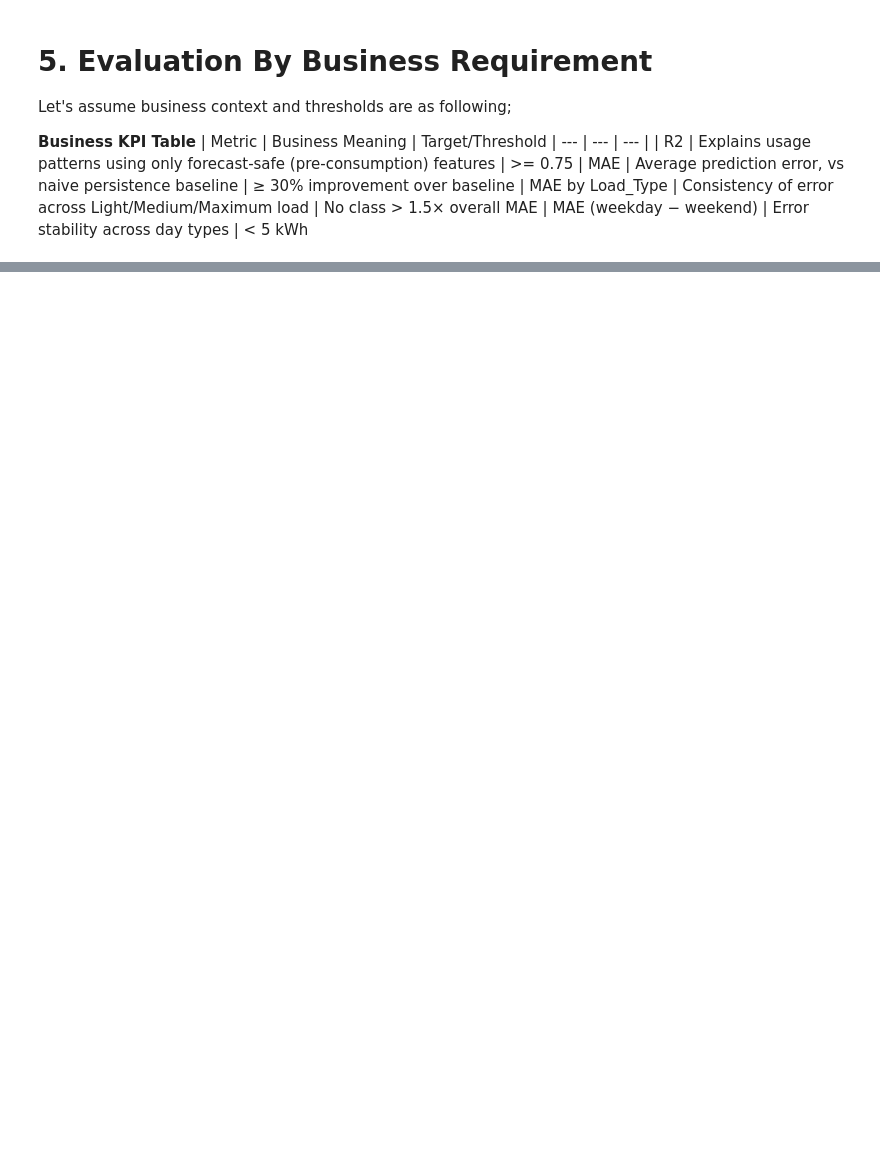
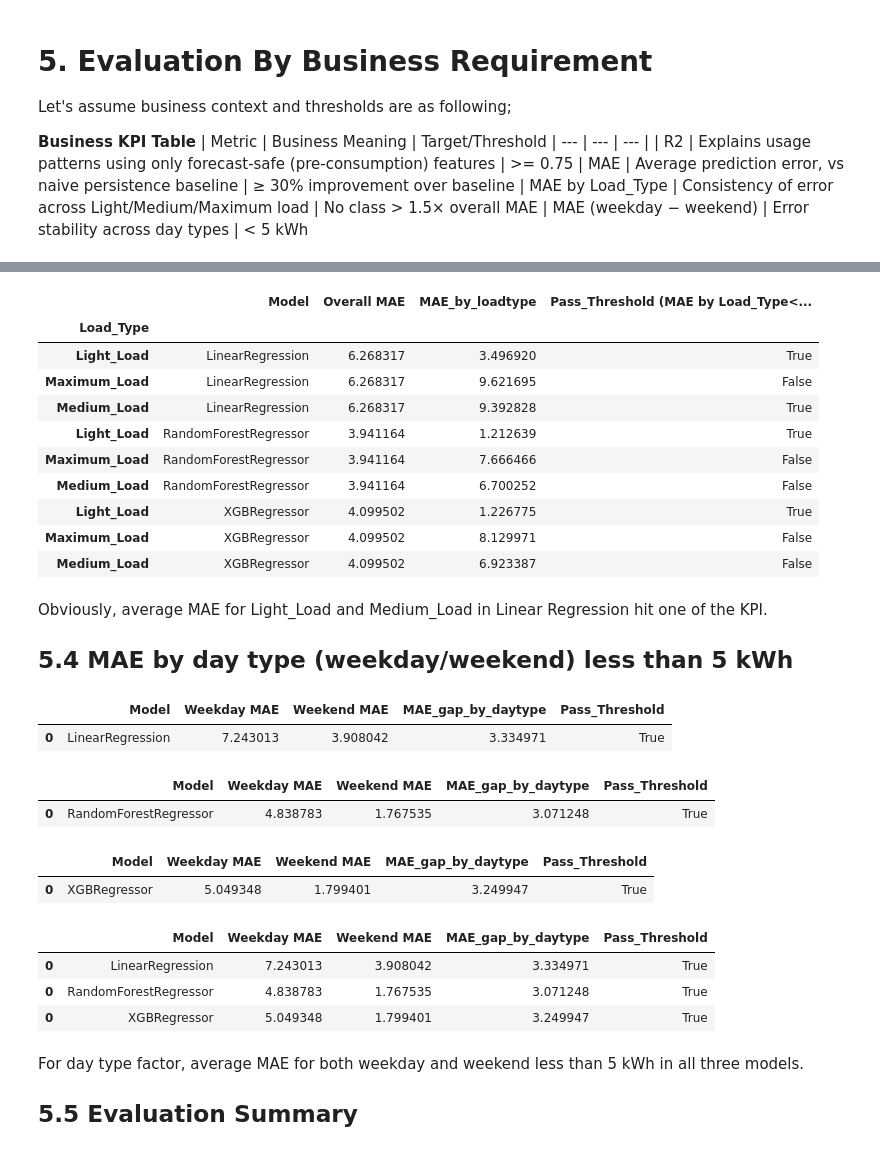
Before and after one commit to OctaviaMay/Steel-Industry-Energy-Consumption, a Jupyter notebook: notebooks/03_modeling.ipynb, the cells around one changed output, grey strips where cells are left out. Drawn from its saved outputs; the diff is of its cells as text; code cells hidden in the pictures; blank space fills up the shorter version.

```diff
--- a/notebooks/03_modeling.ipynb
+++ b/notebooks/03_modeling.ipynb
@@ -392,0 +320,6 @@ best_r2
+# %%
+# Finding model with MAE by Load_Type not more than 1.5 times of overall MAE
+overall_mae_threshold = 1.5
+
+df_mae_loadtype_linear = get_mae_by_loadtype(models[0],y_pred_linear,df_test,target,overall_mae_threshold)
+df_mae_loadtype_linear
@@ -392,0 +332,3 @@ best_r2
+# %%
+df_mae_loadtype_rdf = get_mae_by_loadtype(models[1],y_pred_rdf,df_test,target,overall_mae_threshold)
+df_mae_loadtype_rdf
@@ -392,0 +341,3 @@ best_r2
+# %%
+df_mae_loadtype_xgb = get_mae_by_loadtype(models[2],y_pred_xgb,df_test,target,overall_mae_threshold)
+df_mae_loadtype_xgb
@@ -392,0 +350,50 @@ best_r2
+# %%
+df_model_mae_loadtype = pd.concat([df_mae_loadtype_linear,df_mae_loadtype_rdf,df_mae_loadtype_xgb])
+df_model_mae_loadtype
+# %% [output]
+|  | Model | Overall MAE | MAE_by_loadtype | Pass_Threshold (MAE by Load_Type<... |
+| Load_Type |  |  |  |  |
+| Light_Load | LinearRegression | 6.268317 | 3.496920 | True |
+| Maximum_Load | LinearRegression | 6.268317 | 9.621695 | False |
+| Medium_Load | LinearRegression | 6.268317 | 9.392828 | True |
+| Light_Load | RandomForestRegressor | 3.941164 | 1.212639 | True |
+| Maximum_Load | RandomForestRegressor | 3.941164 | 7.666466 | False |
+| Medium_Load | RandomForestRegressor | 3.941164 | 6.700252 | False |
+| Light_Load | XGBRegressor | 4.099502 | 1.226775 | True |
+| Maximum_Load | XGBRegressor | 4.099502 | 8.129971 | False |
+| Medium_Load | XGBRegressor | 4.099502 | 6.923387 | False |
+# %% [markdown]
+Obviously, average MAE for Light_Load and Medium_Load in Linear Regression hit one of the KPI.
+
+## 5.4 MAE by day type (weekday/weekend) less than 5 kWh
+# %%
+usage_threshold = 5
+df_wk_linear = get_mae_by_daytype(models[0],y_pred_linear,df_test,target,usage_threshold)
+df_wk_linear
+# %% [output]
+|  | Model | Weekday MAE | Weekend MAE | MAE_gap_by_daytype | Pass_Threshold |
+| 0 | LinearRegression | 7.243013 | 3.908042 | 3.334971 | True |
+# %%
+df_wk_rdf = get_mae_by_daytype(models[1],y_pred_rdf,df_test,target,usage_threshold)
+df_wk_rdf
+# %% [output]
+|  | Model | Weekday MAE | Weekend MAE | MAE_gap_by_daytype | Pass_Threshold |
+| 0 | RandomForestRegressor | 4.838783 | 1.767535 | 3.071248 | True |
+# %%
+df_wk_xgb = get_mae_by_daytype(models[2],y_pred_xgb,df_test,target,usage_threshold)
+df_wk_xgb
+# %% [output]
+|  | Model | Weekday MAE | Weekend MAE | MAE_gap_by_daytype | Pass_Threshold |
+| 0 | XGBRegressor | 5.049348 | 1.799401 | 3.249947 | True |
+# %%
+df_model_wk =  pd.concat([df_wk_linear, df_wk_rdf, df_wk_xgb])
+df_model_wk
+# %% [output]
+|  | Model | Weekday MAE | Weekend MAE | MAE_gap_by_daytype | Pass_Threshold |
+| 0 | LinearRegression | 7.243013 | 3.908042 | 3.334971 | True |
+| 0 | RandomForestRegressor | 4.838783 | 1.767535 | 3.071248 | True |
+| 0 | XGBRegressor | 5.049348 | 1.799401 | 3.249947 | True |
+# %% [markdown]
+For day type factor, average MAE for both weekday and weekend less than 5 kWh in all three models.
+
+## 5.5 Evaluation Summary
```
Also changed, not shown: parts of 53 cells of this notebook, 11 other files.
